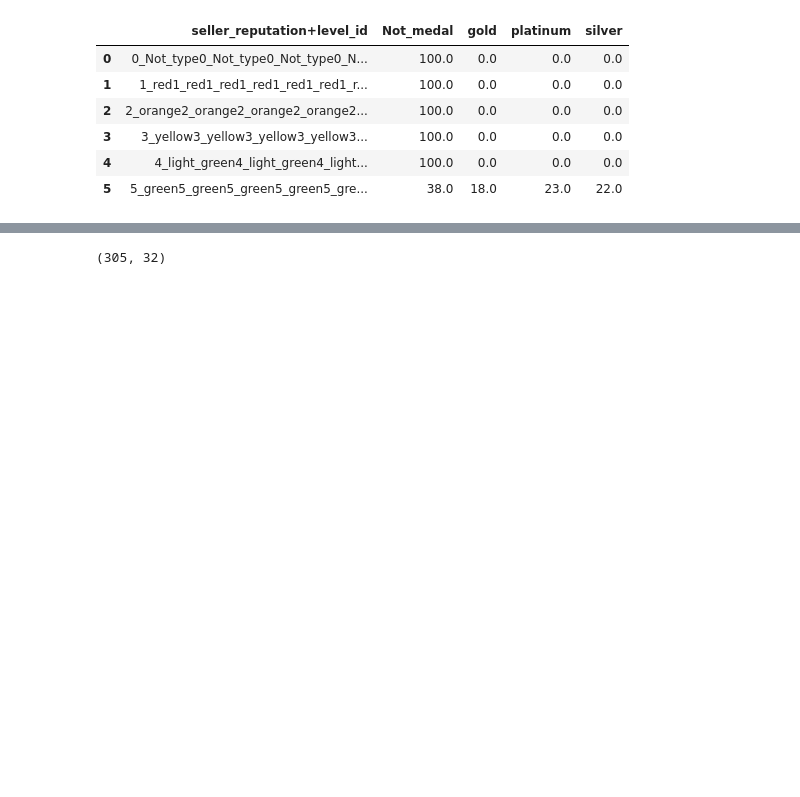
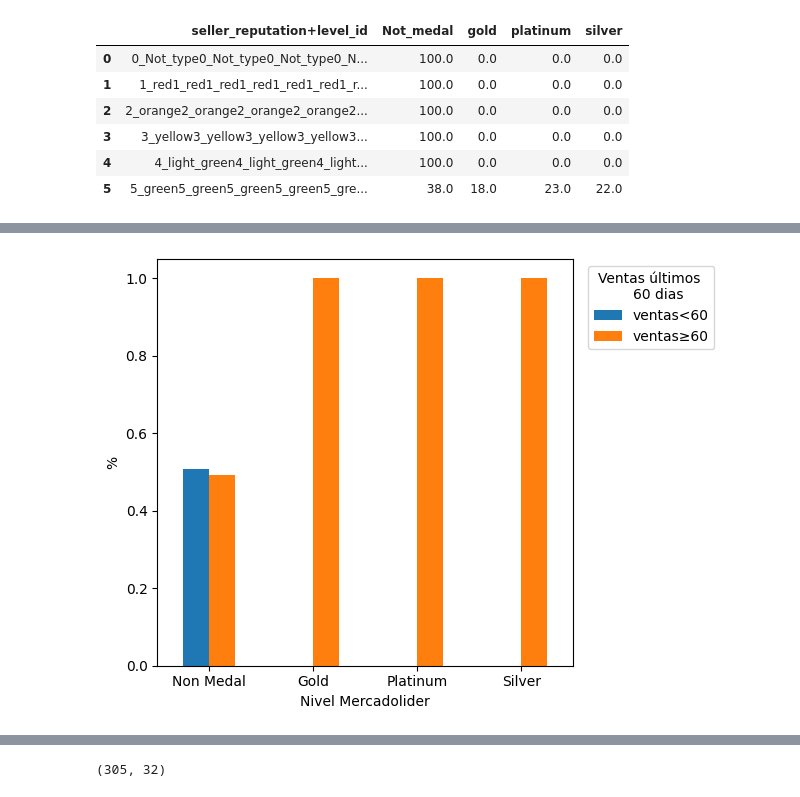
Before and after one commit to ccparra/MELI, a Jupyter notebook: MELI.ipynb, the cells around one changed output, grey strips where cells are left out. Cells and saved outputs as stored; diff of their text form; code cells hidden in the pictures; blank space fills up the shorter version.

```diff
--- a/MELI.ipynb
+++ b/MELI.ipynb
@@ -166,0 +187,11 @@ dh.summarise_categoric_variable(df_sellers_raw,'seller_reputation+power_seller_s
+# %%
+mercadolider_periodo=dh.summarise_categoric_variable(df_sellers_raw,'seller_reputation+power_seller_status','seller_reputation+metrics+sales+period')
+ax=mercadolider_periodo.plot.bar(stacked=False)
+plt.xlabel('Nivel Mercadolider')
+plt.xticks(ticks=[0,1,2,3],labels=['Non Medal','Gold','Platinum','Silver'],rotation='horizontal')
+plt.ylabel('%')
+ax.legend(['ventas<60','ventas≥60'],title='Ventas últimos \n        60 dias', bbox_to_anchor=(1.02, 1), loc='upper left')
+plt.tight_layout()
+plt.show()
+# %% [output]
+[figure, added]
```
Also changed, not shown: parts of 9 cells of this notebook.
